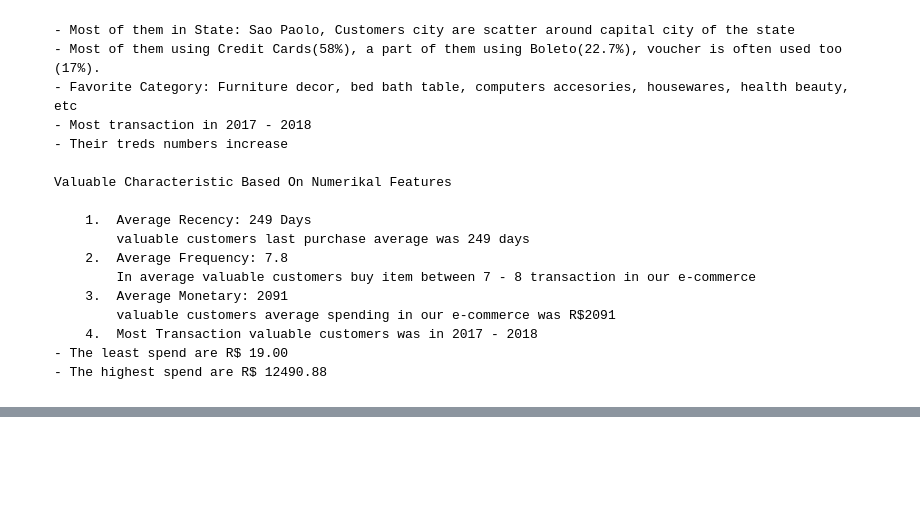
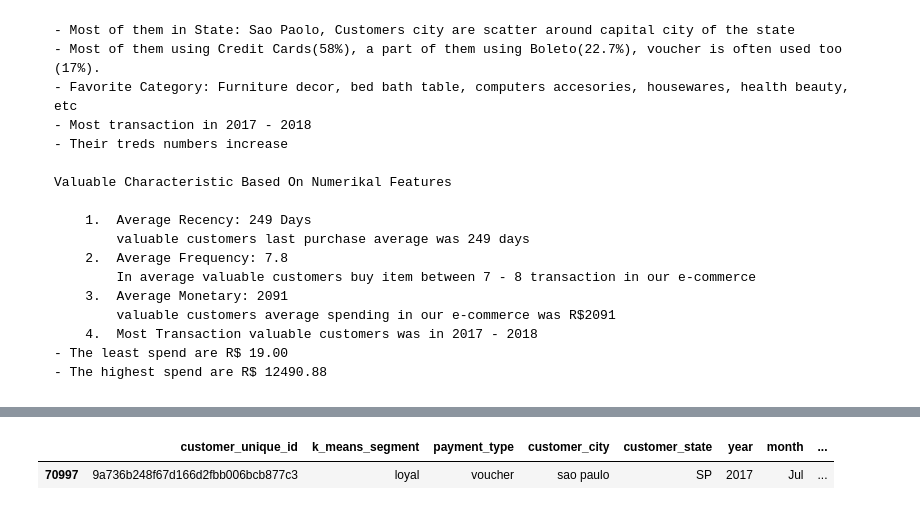
Before and after one commit to Faroja/Olist-Customers-Segementation, a Jupyter notebook: Analysis_Segmentation.ipynb, the cells around one changed output, grey strips where cells are left out. Drawn from its saved outputs; the diff is of its cells as text; code cells hidden in the pictures; blank space fills up the shorter version.

```diff
--- a/Analysis_Segmentation.ipynb
+++ b/Analysis_Segmentation.ipynb
@@ -878,0 +906,6 @@ fig.show()
+# %%
+# having the least spend onoccation customers segment
+loyal[loyal['monetary'] == loyal['monetary'].describe()[3]]
+# %% [output]
+|  | customer_unique_id | k_means_segment | payment_type | customer_city | customer_state | year | month | ... |
+| 70997 | 9a736b248f67d166d2fbb006bcb877c3 | loyal | voucher | sao paulo | SP | 2017 | Jul | ... |
```
Also changed, not shown: parts of 43 cells of this notebook, 1 other file.
